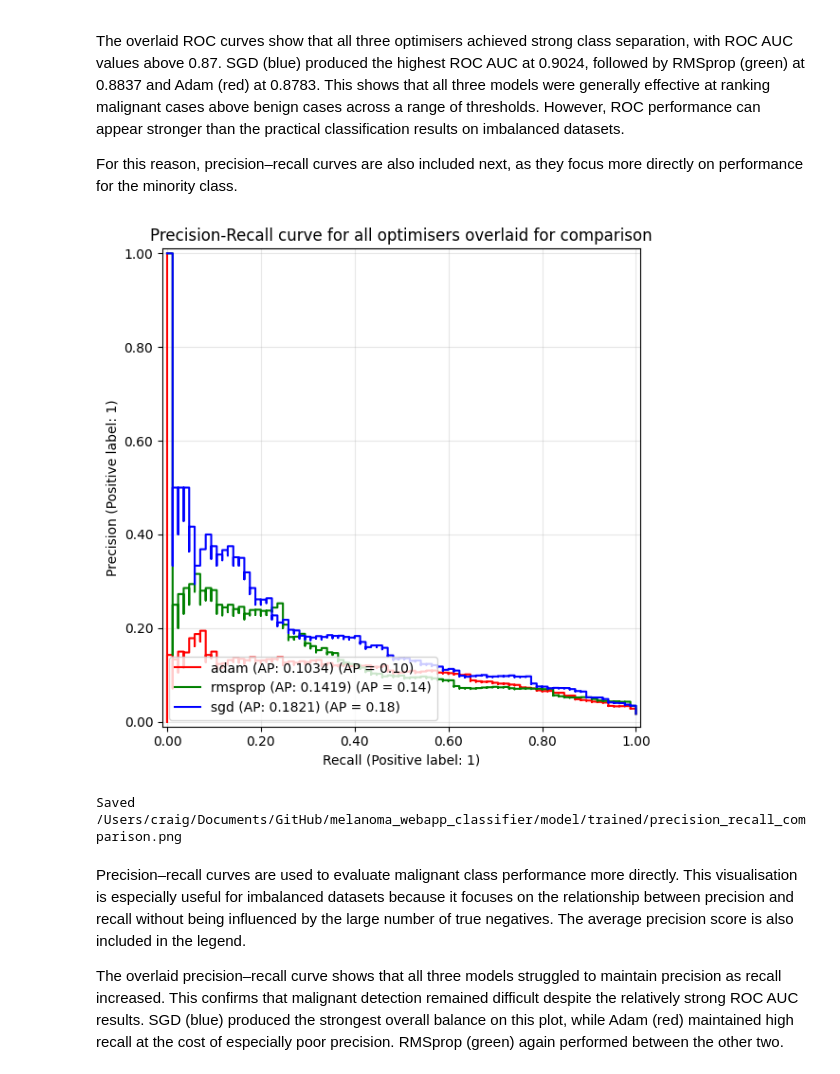
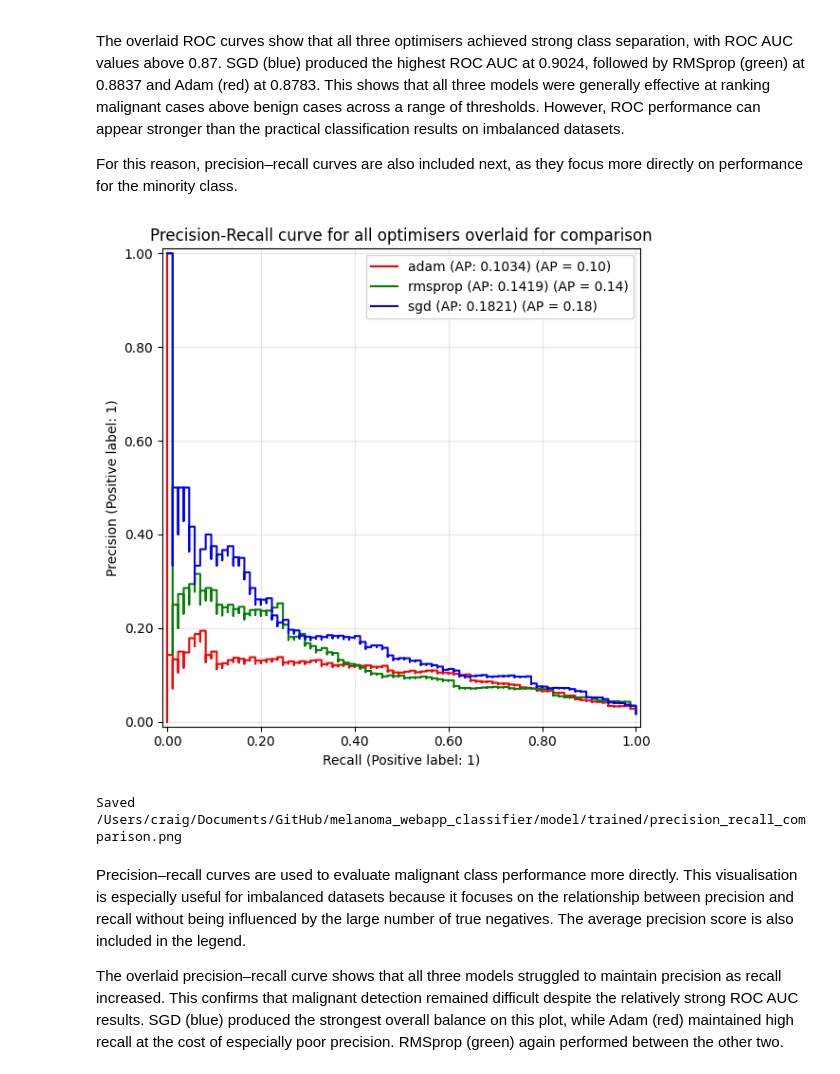
Before and after one commit to ExtraCoolBreeze/melanoma_webapp_classifier, a Jupyter notebook: docs/testVisualisation.ipynb, the cells around one changed output. Drawn from its saved outputs; the diff is of its cells as text; code cells hidden in the pictures.

Commit message:
- Updated precision recall comparison image
- single line change in precision recall code to adjust the location of the legend as it was covering the data.

```diff
--- a/docs/testVisualisation.ipynb
+++ b/docs/testVisualisation.ipynb
@@ -494,30 +490,32 @@ For this reason, precision–recall curves are also included next, as they focus
 # %%
 #set the plot configuration
 fig, ax = plt.subplots(figsize=(7, 6))
 #loop over the optimiser list
 for currentOptimiser in optimiserList:
     if currentOptimiser not in allResults:
         continue
     #loading the labels and probabilities and calculate average precision
     labels = allResults[currentOptimiser]["labels"]
     probabilities = allResults[currentOptimiser]["probabilities"]
     averagePrecision = allResults[currentOptimiser]["metrics"]["Average Precision"]
     lineColour = optimiserColours[currentOptimiser]
     PrecisionRecallDisplay.from_predictions(labels, probabilities, name=f"{currentOptimiser} (AP: {averagePrecision})", color=lineColour, ax=ax)
 #set title and grid and labels
 ax.set_title("Precision-Recall curve for all optimisers overlaid for comparison")
 ax.grid(True, alpha=0.3)
 ax.yaxis.set_major_formatter(plt.FormatStrFormatter("%.2f"))
 ax.xaxis.set_major_formatter(plt.FormatStrFormatter("%.2f"))
+#set the location of the legend
+ax.legend(loc="upper right")
 #shrinking layout to fit better side by side
 plt.tight_layout()
 #saving to file and then printing and displaying plot
 savePath = os.path.join(trained, "precision_recall_comparison.png")
 plt.savefig(savePath, dpi=150, bbox_inches="tight")
 plt.show()
 print(f"Saved {savePath}")
 # %% [output]
-[figure, old version]
+[figure, new version]
 Saved /Users/craig/Documents/GitHub/melanoma_webapp_classifier/model/trained/precision_recall_comparison.png
 # %% [markdown]
 Precision–recall curves are used to evaluate malignant class performance more directly. This visualisation is especially useful for imbalanced datasets because it focuses on the relationship between precision and recall without being influenced by the large number of true negatives. The average precision score is also included in the legend.
```
Also changed, not shown: parts of 2 cells of this notebook, 1 other file.
